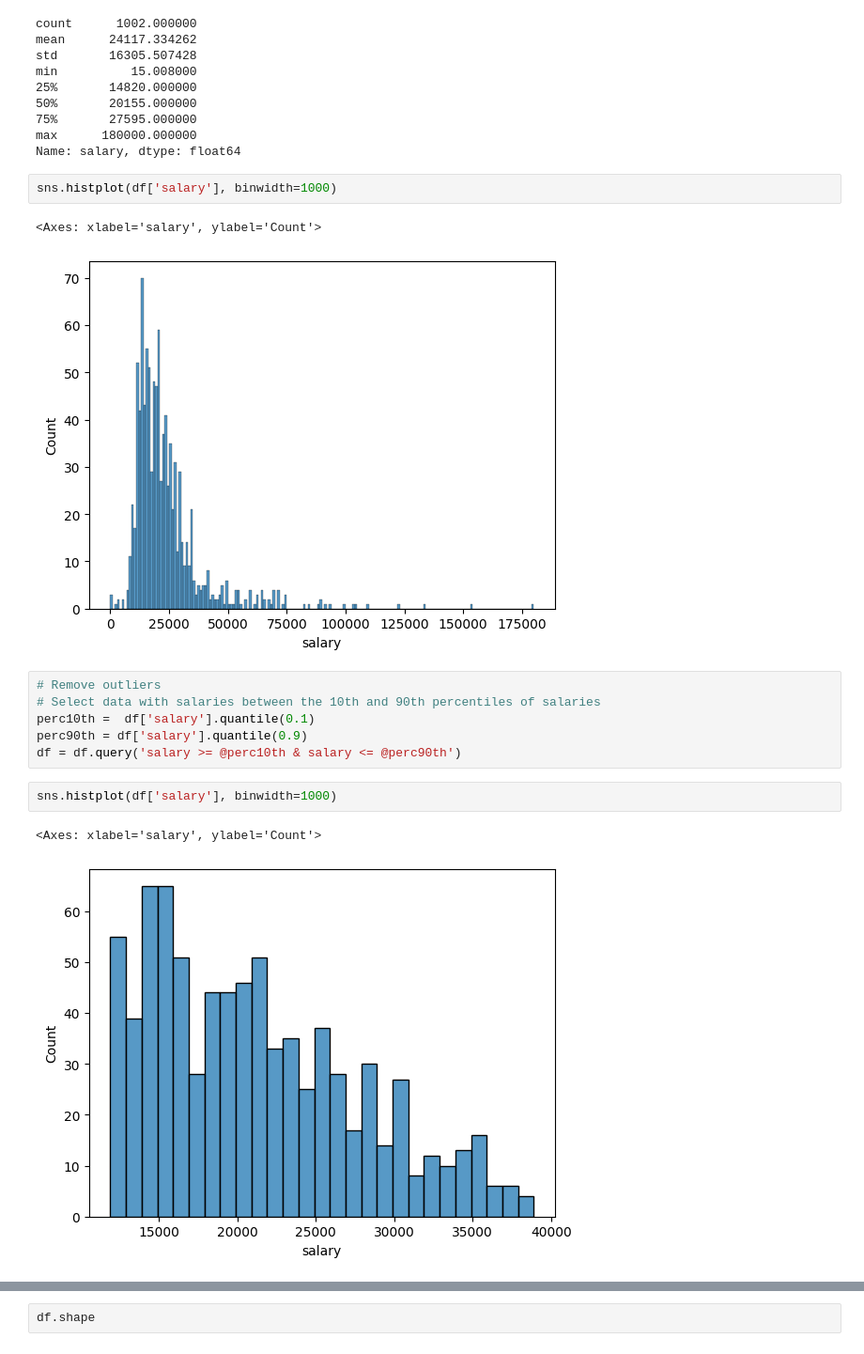
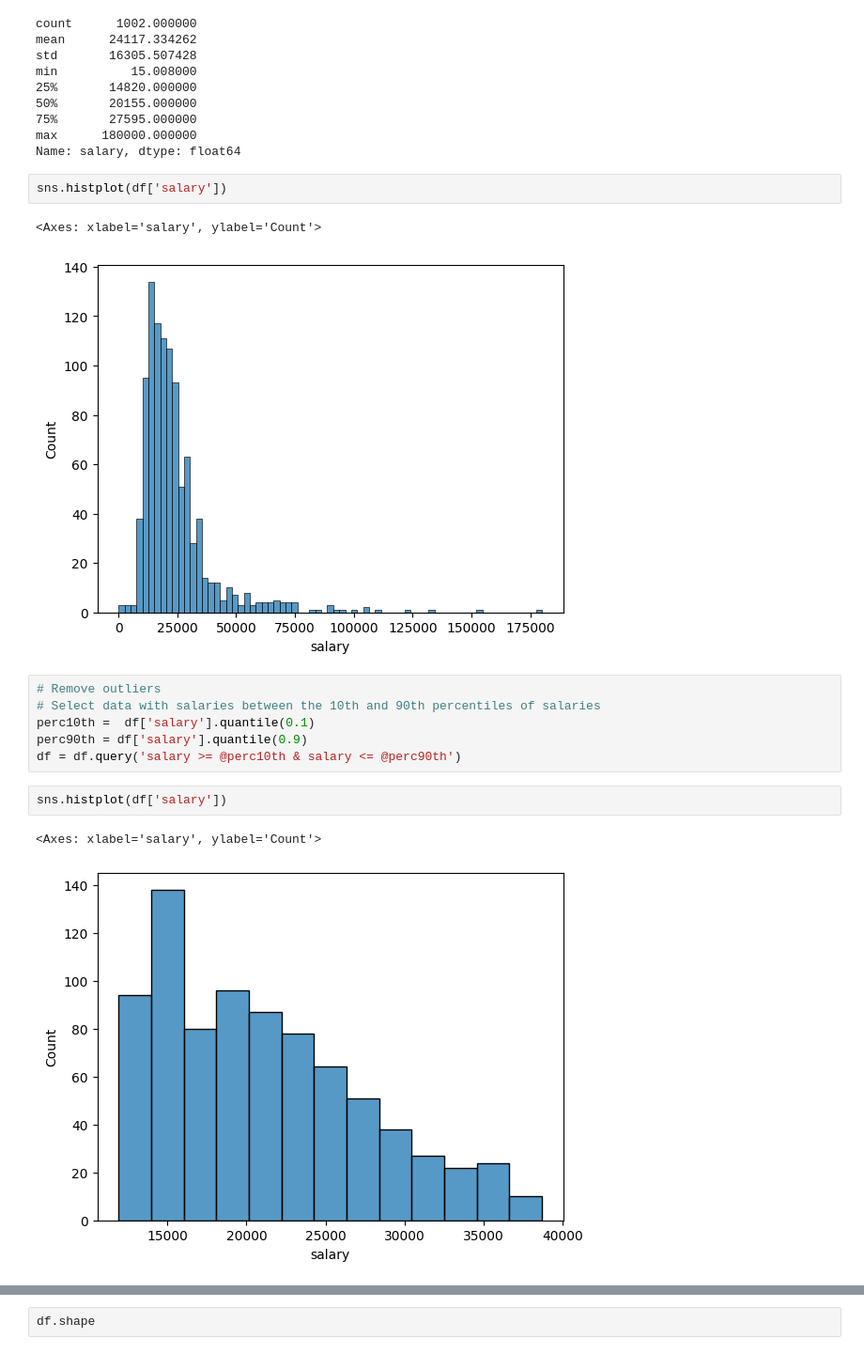
Before and after one commit to dkioroglou/programmers_salaries_2023, a Jupyter notebook: data_analysis.ipynb, the cells around one changed output, grey strips where cells are left out. Shown at 94% size. Cells and saved outputs as stored; diff of their text form.

```diff
--- a/data_analysis.ipynb
+++ b/data_analysis.ipynb
@@ -71,10 +71,10 @@ min          15.008000
 max      180000.000000
 Name: salary, dtype: float64
 # %%
-sns.histplot(df['salary'], binwidth=1000)
+sns.histplot(df['salary'])
 # %% [output]
 <Axes: xlabel='salary', ylabel='Count'>
-[figure, old version]
+[figure, new version]
 # %%
 # Remove outliers
 # Select data with salaries between the 10th and 90th percentiles of salaries
@@ -82,7 +82,7 @@ perc10th =  df['salary'].quantile(0.1)
 perc90th = df['salary'].quantile(0.9)
 df = df.query('salary >= @perc10th & salary <= @perc90th')
 # %%
-sns.histplot(df['salary'], binwidth=1000)
+sns.histplot(df['salary'])
 # %% [output]
 <Axes: xlabel='salary', ylabel='Count'>
-[figure, old version]
+[figure, new version]
```
Also changed, not shown: parts of 8 cells of this notebook.
